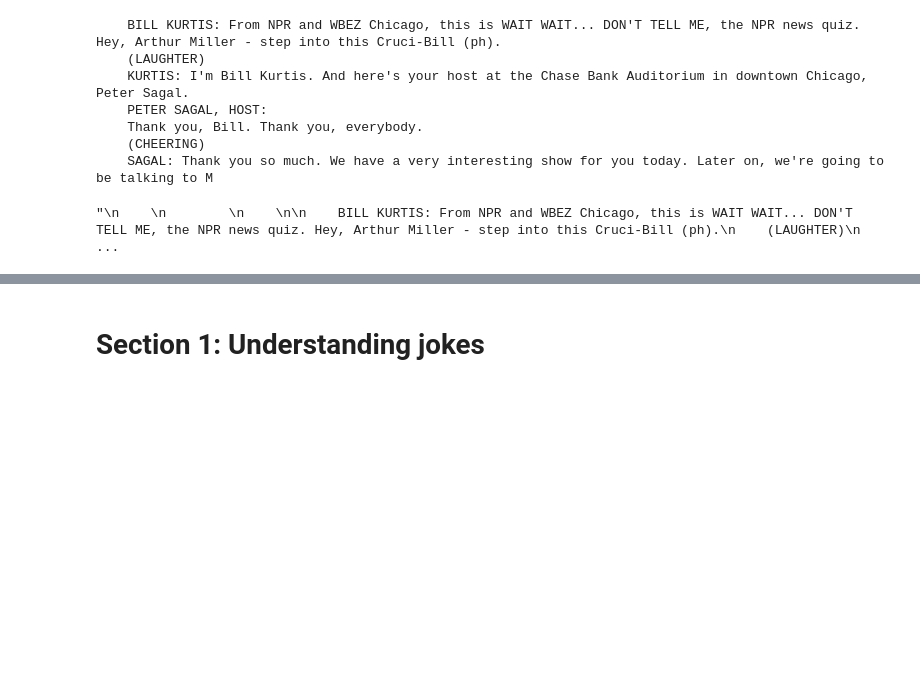
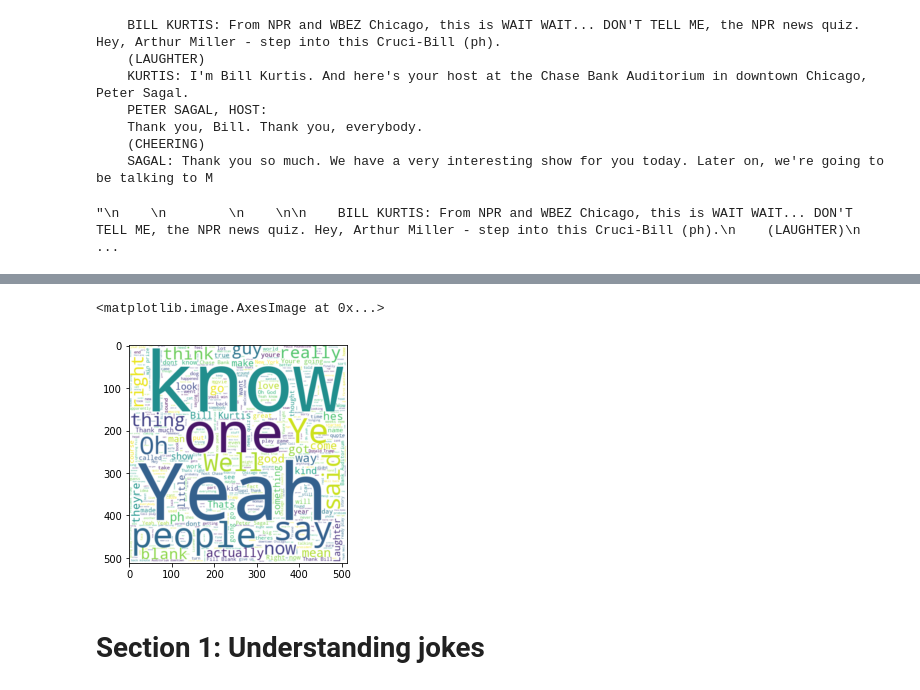
Before and after one commit to coraames/WaitWait, a Jupyter notebook: Wait Wait, Don't Analyze Me!.ipynb, the cells around one changed output, grey strips where cells are left out. Drawn from its saved outputs; the diff is of its cells as text; code cells hidden in the pictures; blank space fills up the shorter version.

```diff
--- a/Wait Wait, Don't Analyze Me!.ipynb
+++ b/Wait Wait, Don't Analyze Me!.ipynb
@@ -214,3 +236,15 @@ plt.plot(df.funny*df.lines.str.len(),'.')
+# %%
+wc = WordCloud(background_color="white", max_words=2000, mask=mask,
+               stopwords=stopwords, contour_width=3, contour_color='steelblue')
+
+# generate word cloud
+wc.generate(text)
+
+# show
+plt.imshow(wc, interpolation='bilinear')
+# %% [output]
+<matplotlib.image.AxesImage at 0x...>
+[figure, added]
 # %% [markdown]
 # Section 1: Understanding jokes
 # %% [markdown]
```
Also changed, not shown: parts of 37 cells of this notebook, 2 other files.
